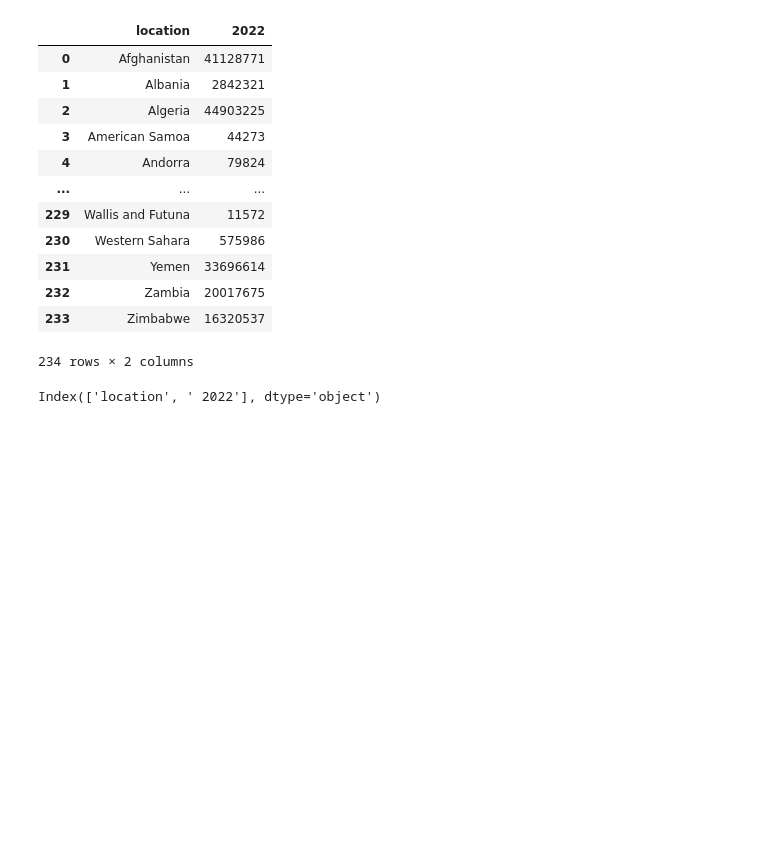
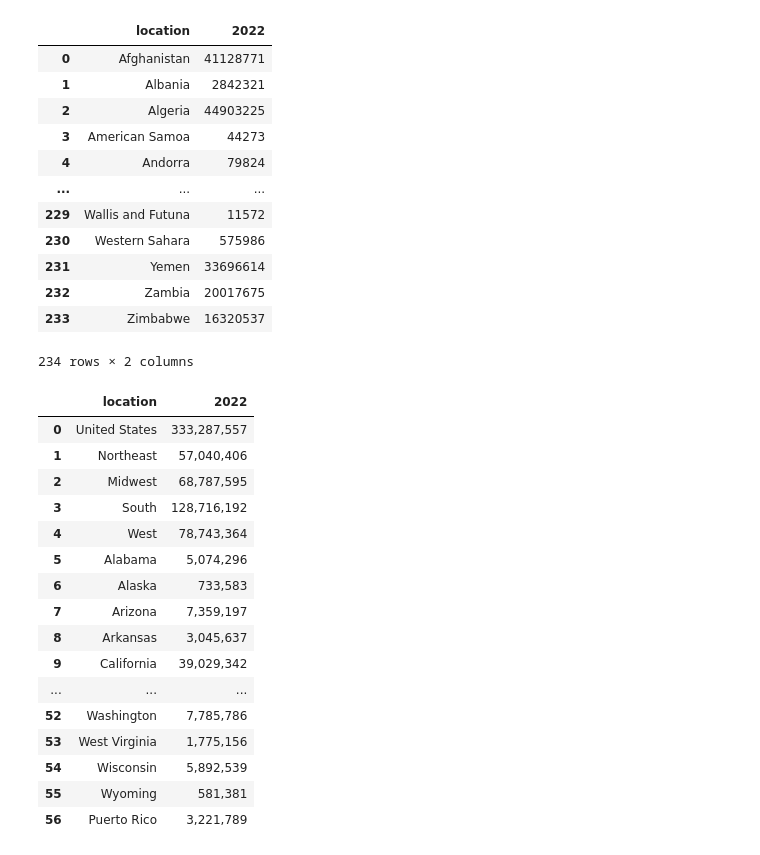
Before and after one commit to epfl-ada/ada-2023-project-vivalavada, a Jupyter notebook: map.ipynb, the cells around one changed output. Cells and saved outputs as stored; diff of their text form; code cells hidden in the pictures; blank space fills up the shorter version.

```diff
--- a/map.ipynb
+++ b/map.ipynb
@@ -320,10 +320,27 @@ world_population_df
 # %%
 US_state_populations = pd.read_csv("2022USPopulation.csv")
 US_state_populations = US_state_populations.drop(['April 2020 estimate', ' July 1 2020 estimate',
        ' 2021',], axis = 1)
 US_state_populations.rename(columns={'Geographic Area': 'location', '2022 Population': 'pop'}, inplace=True)
 US_state_populations.columns
+US_state_populations
 
 # rows = US_state_populations.filter(like='California')
 # %% [output]
-Index(['location', ' 2022'], dtype='object')
+|  | location | 2022 |
+| 0 | United States | 333,287,557 |
+| 1 | Northeast | 57,040,406 |
+| 2 | Midwest | 68,787,595 |
+| 3 | South | 128,716,192 |
+| 4 | West | 78,743,364 |
+| 5 | Alabama | 5,074,296 |
+| 6 | Alaska | 733,583 |
+| 7 | Arizona | 7,359,197 |
+| 8 | Arkansas | 3,045,637 |
+| 9 | California | 39,029,342 |
+| ... | ... | ... |
+| 52 | Washington | 7,785,786 |
+| 53 | West Virginia | 1,775,156 |
+| 54 | Wisconsin | 5,892,539 |
+| 55 | Wyoming | 581,381 |
+| 56 | Puerto Rico | 3,221,789 |
```
Also changed, not shown: parts of 5 cells of this notebook.
